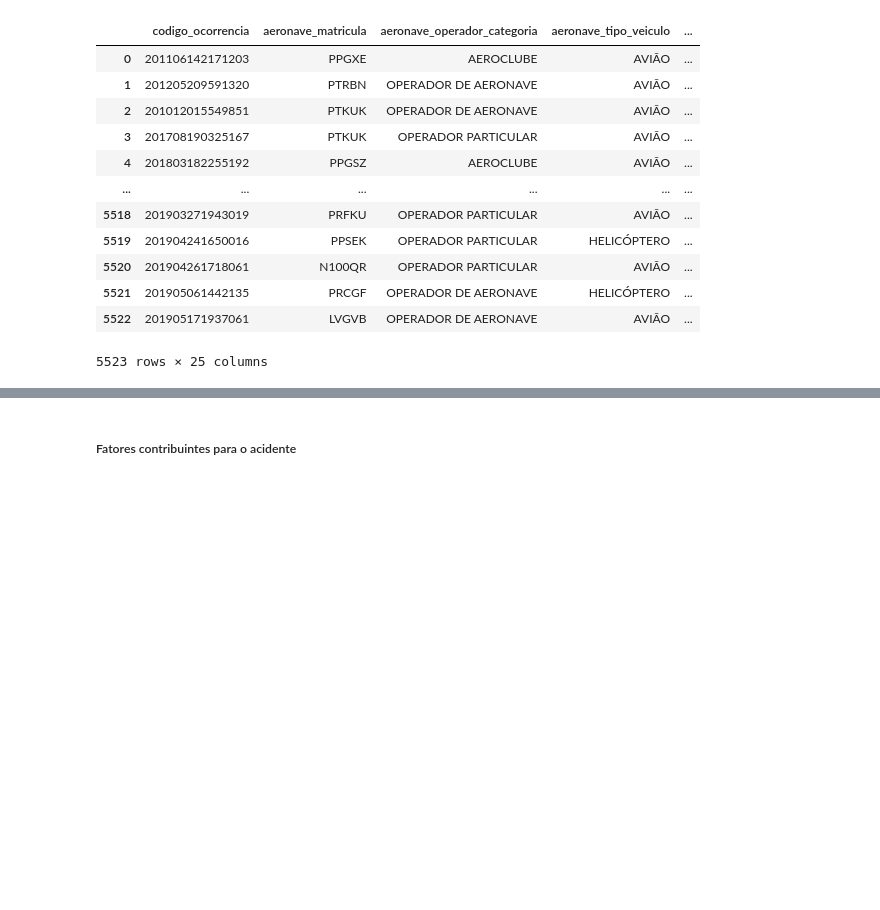
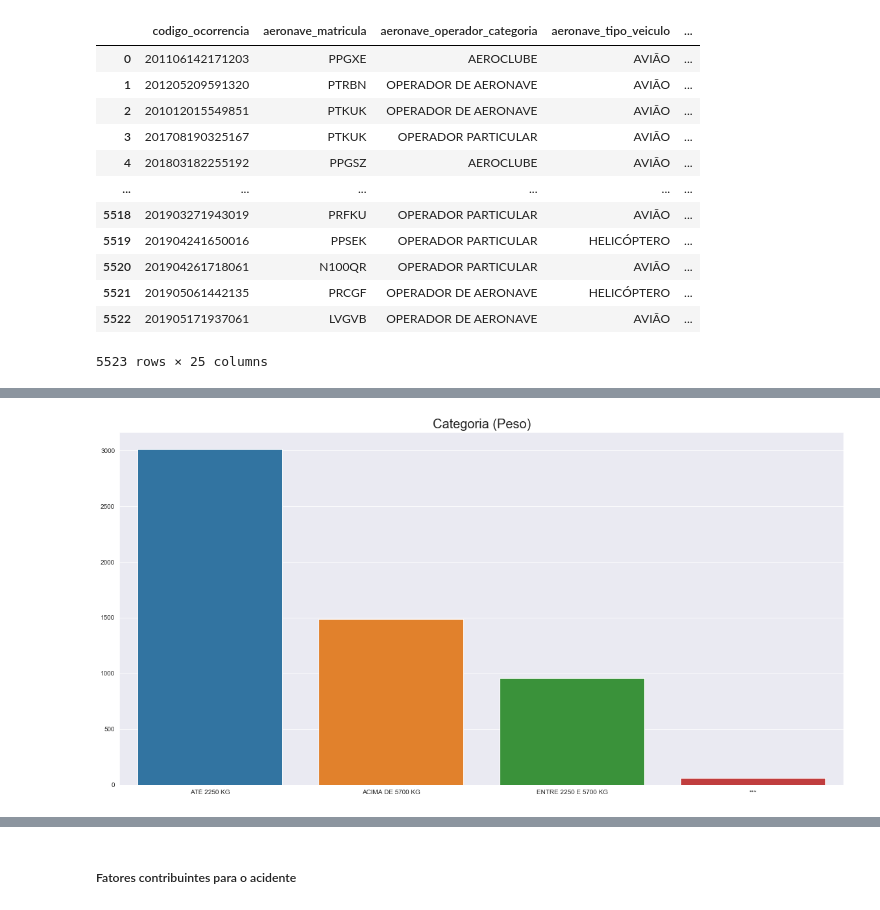
Before and after one commit to otavio-silva/IBD-TP2, a Jupyter notebook: code/TrabalhoPratico02.ipynb, the cells around one changed output, grey strips where cells are left out. Saved outputs shown, nothing was run; the diff lists cells and outputs as text; code cells hidden in the pictures; blank space fills up the shorter version.

```diff
--- a/code/TrabalhoPratico02.ipynb
+++ b/code/TrabalhoPratico02.ipynb
@@ -62,0 +75,9 @@ print(anv.codigo_ocorrencia.shape)
+# %%
+s, n = numpy.unique(anv["aeronave_pmd_categoria"].to_numpy(), return_counts=True)
+indices = numpy.flip(numpy.argsort(n))
+_, axis = pyplot.subplots(figsize=(20, 10))
+seaborn.barplot(y=n[indices], x=s[indices], orient='v')
+axis.set_title("Categoria (Peso)", fontsize=20)
+pyplot.show()
+# %% [output]
+[figure, added]
```
Also changed, not shown: parts of 19 cells of this notebook.
